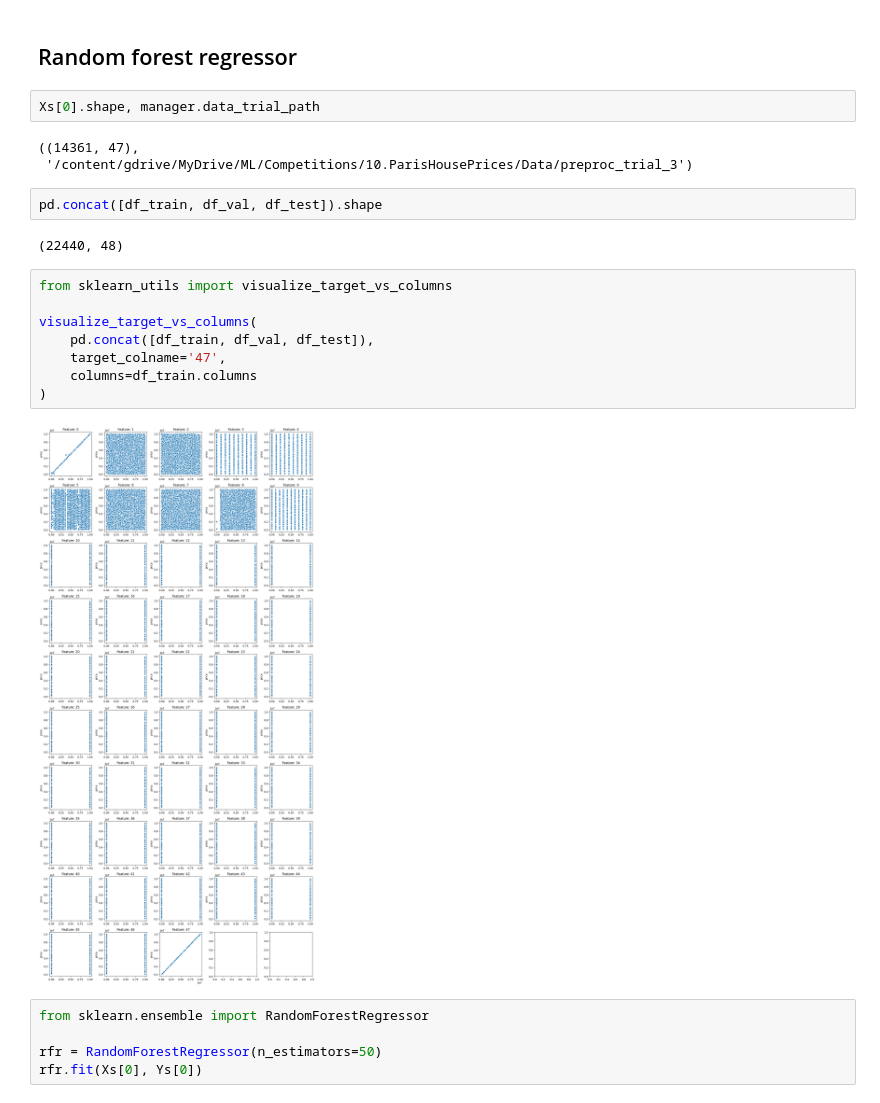
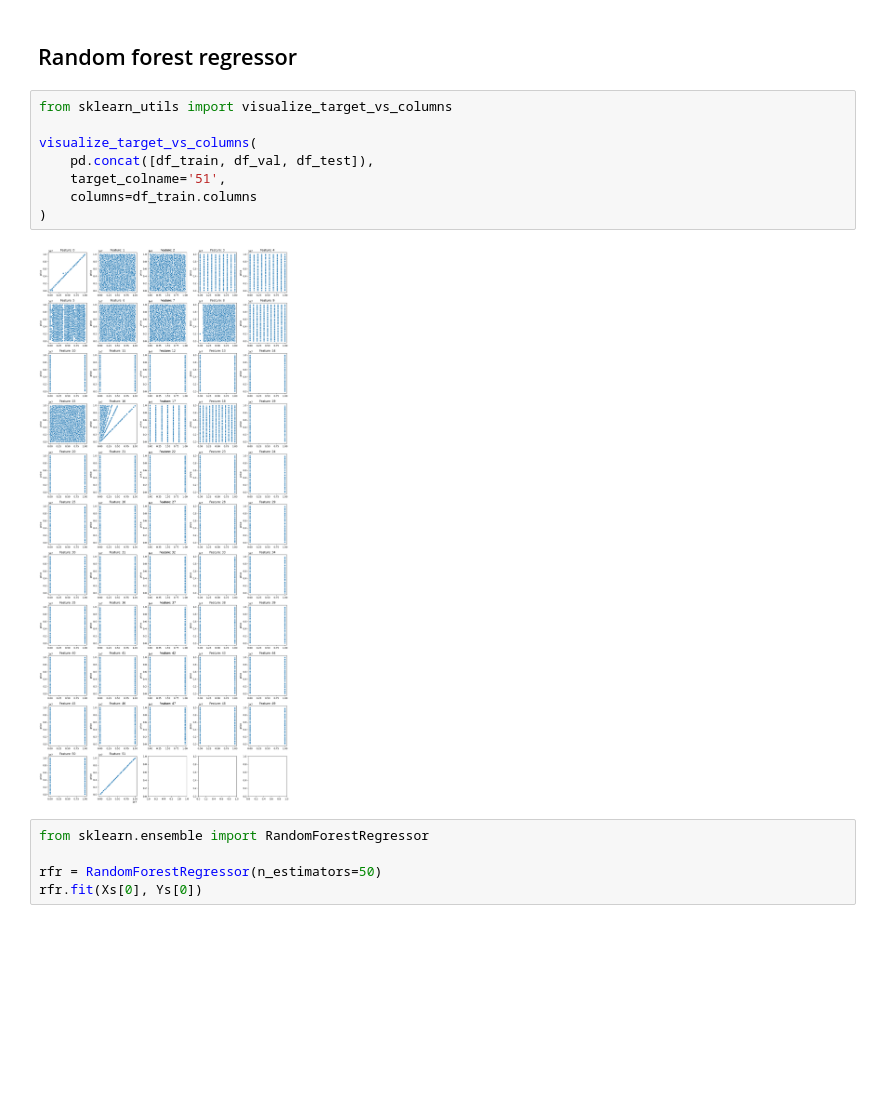
Before and after one commit to PashaIanko/Kaggle.ParisHousingPrices, a Jupyter notebook: 3_model_preparation.ipynb, the cells around one changed output. Cells and saved outputs as stored; diff of their text form; blank space fills up the shorter version.

```diff
--- a/3_model_preparation.ipynb
+++ b/3_model_preparation.ipynb
@@ -139,25 +139,16 @@ Ys = [
 # Find the baseline model
 # %% [markdown]
 ## Random forest regressor
-# %%
-Xs[0].shape, manager.data_trial_path
-# %% [output]
-((14361, 47),
- '/content/gdrive/MyDrive/ML/Competitions/10.ParisHousePrices/Data/preproc_trial_3')
-# %%
-pd.concat([df_train, df_val, df_test]).shape
-# %% [output]
-(22440, 48)
 # %%
 from sklearn_utils import visualize_target_vs_columns
 
 visualize_target_vs_columns(
     pd.concat([df_train, df_val, df_test]),
-    target_colname='47',
+    target_colname='51',
     columns=df_train.columns
 )
 # %% [output]
-[figure, old version]
+[figure, new version]
 # %%
 from sklearn.ensemble import RandomForestRegressor
 
```
Also changed, not shown: parts of 4 cells of this notebook.
